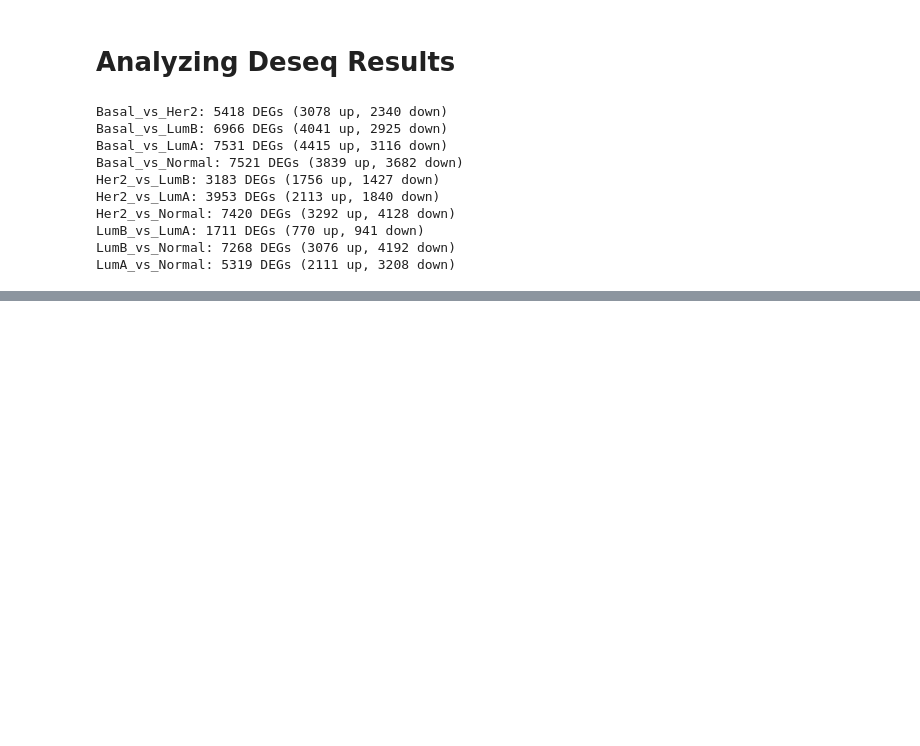
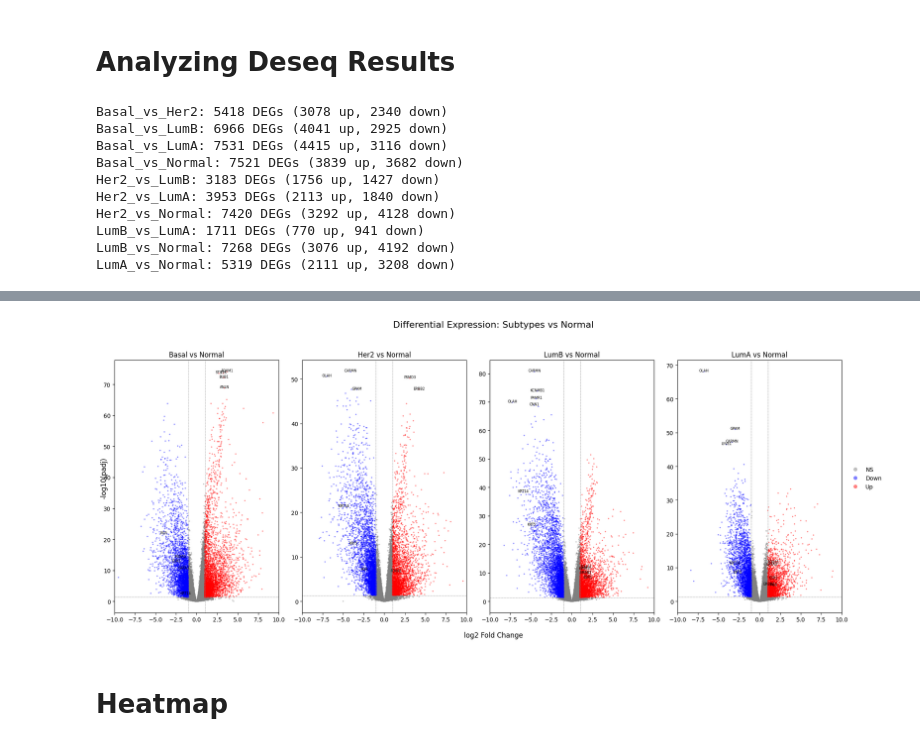
Before and after one commit to nshaw928/bioinformatics-project, a Jupyter notebook: notebooks/03_differential_expression.ipynb, the cells around one changed output, grey strips where cells are left out. Saved outputs shown, nothing was run; the diff lists cells and outputs as text; code cells hidden in the pictures; blank space fills up the shorter version.

```diff
--- a/notebooks/03_differential_expression.ipynb
+++ b/notebooks/03_differential_expression.ipynb
@@ -429,0 +515,18 @@ results['Basal_vs_LumA'].sort_values('padj').head(20)[['symbol', 'log2FoldChange
+# %%
+# Normal comparisons with point labels
+fig, axes = plt.subplots(1, 4, figsize=(20, 8))
+for idx, (name, df) in enumerate(normal_comparisons.items()):
+    labels = get_labels(df, n_top=5, known_markers=known_markers)
+    volcano_plot(df, name.replace('_', ' '), axes[idx], labels=labels)
+
+handles, labels_legend = axes[0].get_legend_handles_labels()
+fig.legend(handles, labels_legend, loc='center right', bbox_to_anchor=(0.98, 0.5), markerscale=3, frameon=False)
+fig.suptitle('Differential Expression: Subtypes vs Normal', fontsize=16)
+fig.supxlabel('log2 Fold Change')
+fig.supylabel('-log10(padj)')
+plt.tight_layout(rect=[0, 0, 0.94, 0.95])
+fig.savefig(f'{OUTPUT_PATH}/normal_volcano_plots_labeled.png', dpi=150, bbox_inches='tight')
+# %% [output]
+[figure, added]
+# %% [markdown]
+# Heatmap
```
Also changed, not shown: parts of 21 cells of this notebook, 12 other files.
